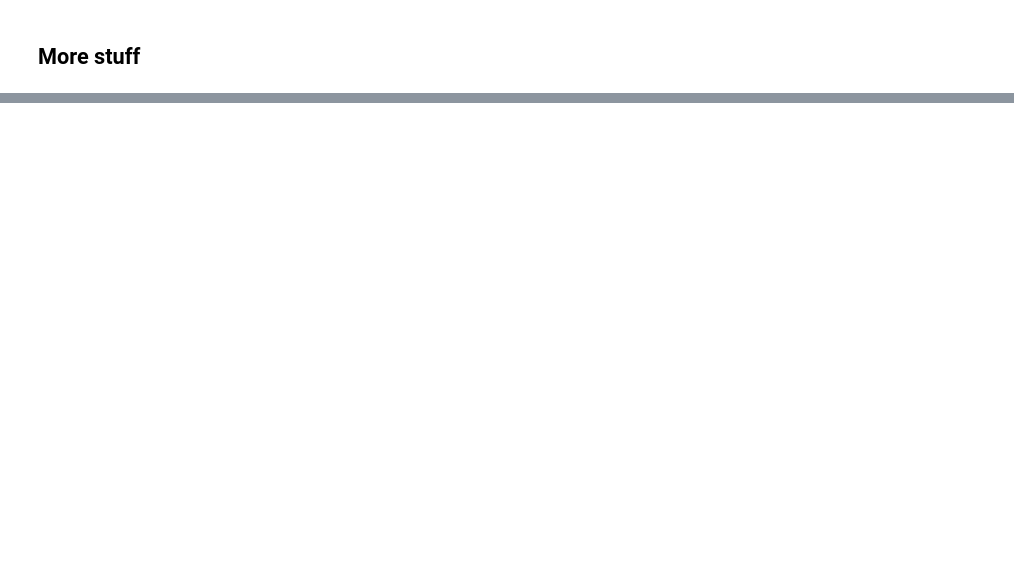
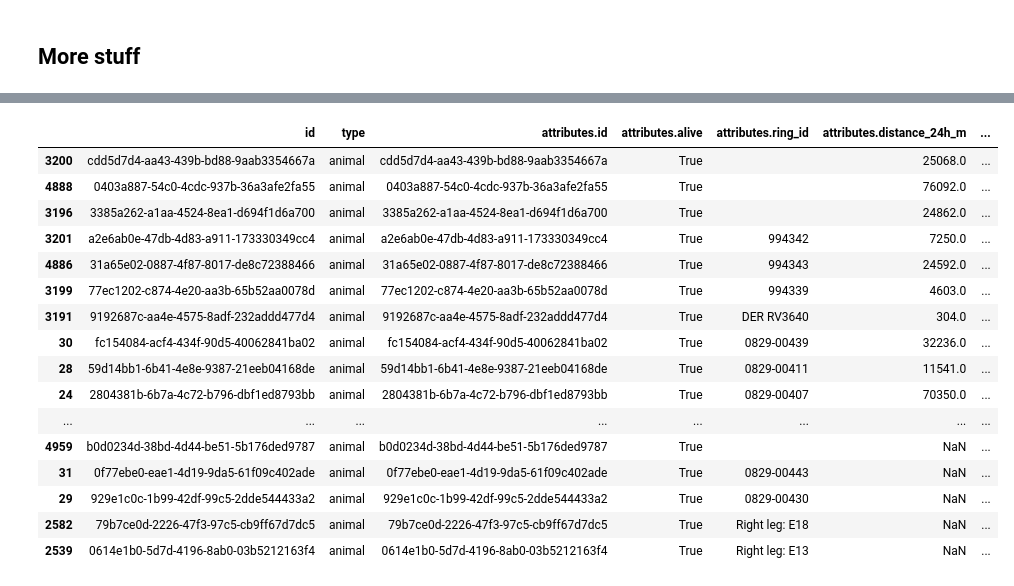
Before and after one commit to fleshgordo/cocreate22, a Jupyter notebook: 003_animaltracker.ipynb, the cells around one changed output, grey strips where cells are left out. Cells and saved outputs as stored; diff of their text form; code cells hidden in the pictures; blank space fills up the shorter version.

```diff
--- a/003_animaltracker.ipynb
+++ b/003_animaltracker.ipynb
@@ -111,0 +333,20 @@ downloading animal tracks
+# %%
+selection.sort_values(by=['attributes.last_location.timestamp'],ascending=False)
+# %% [output]
+|  | id | type | attributes.id | attributes.alive | attributes.ring_id | attributes.distance_24h_m | ... |
+| 3200 | cdd5d7d4-aa43-439b-bd88-9aab3354667a | animal | cdd5d7d4-aa43-439b-bd88-9aab3354667a | True |  | 25068.0 | ... |
+| 4888 | 0403a887-54c0-4cdc-937b-36a3afe2fa55 | animal | 0403a887-54c0-4cdc-937b-36a3afe2fa55 | True |  | 76092.0 | ... |
+| 3196 | 3385a262-a1aa-4524-8ea1-d694f1d6a700 | animal | 3385a262-a1aa-4524-8ea1-d694f1d6a700 | True |  | 24862.0 | ... |
+| 3201 | a2e6ab0e-47db-4d83-a911-173330349cc4 | animal | a2e6ab0e-47db-4d83-a911-173330349cc4 | True | 994342 | 7250.0 | ... |
+| 4886 | 31a65e02-0887-4f87-8017-de8c72388466 | animal | 31a65e02-0887-4f87-8017-de8c72388466 | True | 994343 | 24592.0 | ... |
+| 3199 | 77ec1202-c874-4e20-aa3b-65b52aa0078d | animal | 77ec1202-c874-4e20-aa3b-65b52aa0078d | True | 994339 | 4603.0 | ... |
+| 3191 | 9192687c-aa4e-4575-8adf-232addd477d4 | animal | 9192687c-aa4e-4575-8adf-232addd477d4 | True | DER RV3640 | 304.0 | ... |
+| 30 | fc154084-acf4-434f-90d5-40062841ba02 | animal | fc154084-acf4-434f-90d5-40062841ba02 | True | 0829-00439 | 32236.0 | ... |
+| 28 | 59d14bb1-6b41-4e8e-9387-21eeb04168de | animal | 59d14bb1-6b41-4e8e-9387-21eeb04168de | True | 0829-00411 | 11541.0 | ... |
+| 24 | 2804381b-6b7a-4c72-b796-dbf1ed8793bb | animal | 2804381b-6b7a-4c72-b796-dbf1ed8793bb | True | 0829-00407 | 70350.0 | ... |
+| ... | ... | ... | ... | ... | ... | ... | ... |
+| 4959 | b0d0234d-38bd-4d44-be51-5b176ded9787 | animal | b0d0234d-38bd-4d44-be51-5b176ded9787 | True |  | NaN | ... |
+| 31 | 0f77ebe0-eae1-4d19-9da5-61f09c402ade | animal | 0f77ebe0-eae1-4d19-9da5-61f09c402ade | True | 0829-00443 | NaN | ... |
+| 29 | 929e1c0c-1b99-42df-99c5-2dde544433a2 | animal | 929e1c0c-1b99-42df-99c5-2dde544433a2 | True | 0829-00430 | NaN | ... |
+| 2582 | 79b7ce0d-2226-47f3-97c5-cb9ff67d7dc5 | animal | 79b7ce0d-2226-47f3-97c5-cb9ff67d7dc5 | True | Right leg: E18 | NaN | ... |
+| 2539 | 0614e1b0-5d7d-4196-8ab0-03b5212163f4 | animal | 0614e1b0-5d7d-4196-8ab0-03b5212163f4 | True | Right leg: E13 | NaN | ... |
```
Also changed, not shown: parts of 36 cells of this notebook.
